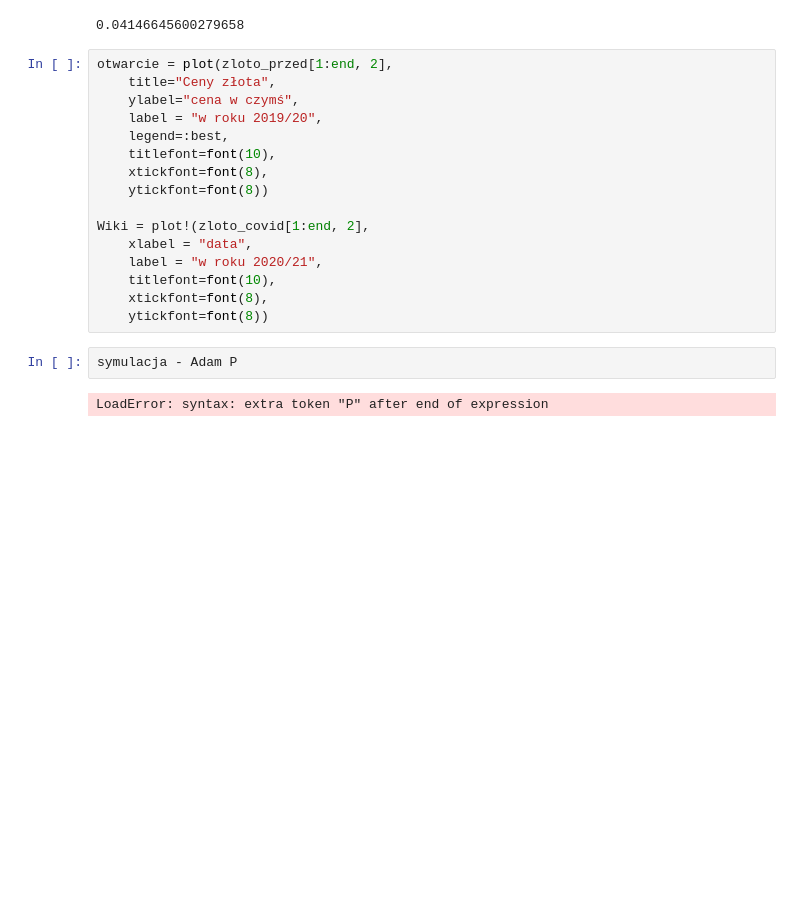
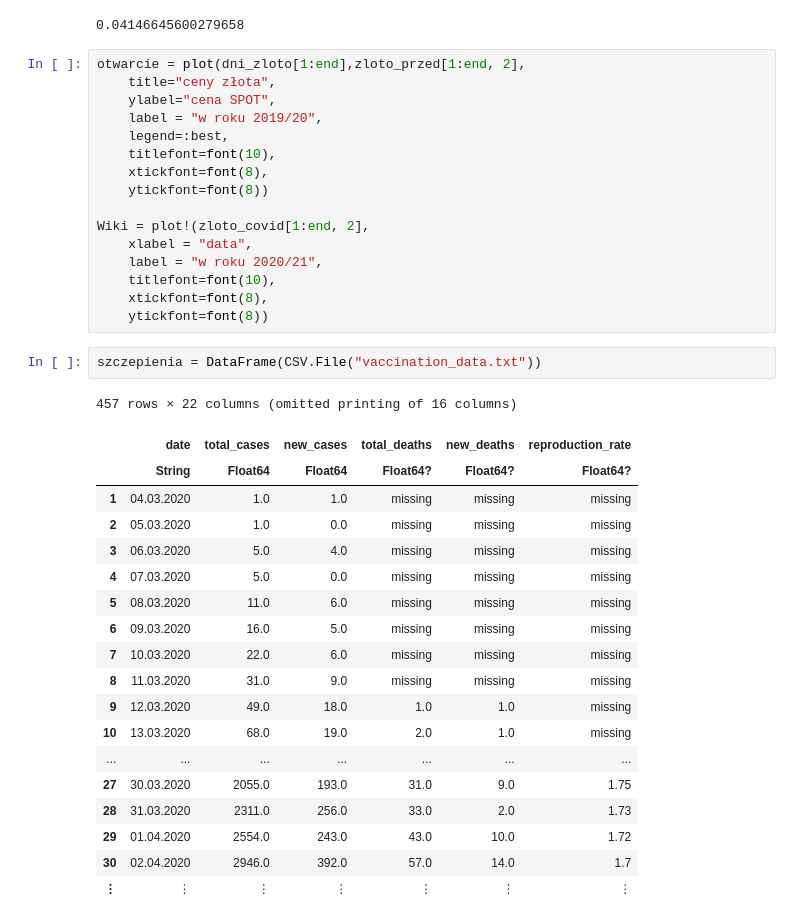
Before and after one commit to AdamOstrich/Rzeczywistosc_w_czasach_COVIDu, a Jupyter notebook: Projekt Pakiety/prezka-czerwiec.ipynb, the cells around one changed output. Cells and saved outputs as stored; diff of their text form; blank space fills up the shorter version.

```diff
--- a/Projekt Pakiety/prezka-czerwiec.ipynb
+++ b/Projekt Pakiety/prezka-czerwiec.ipynb
@@ -259,9 +260,9 @@ cor(zarazenia_w_dni_GPW[1:end, 3], santander_covid[1:end, 2])
 # %% [output]
 0.04146645600279658
 # %%
-otwarcie = plot(zloto_przed[1:end, 2],
-    title="Ceny złota",
-    ylabel="cena w czymś",
+otwarcie = plot(dni_zloto[1:end],zloto_przed[1:end, 2],
+    title="ceny złota",
+    ylabel="cena SPOT",
     label = "w roku 2019/20",
     legend=:best,
     titlefont=font(10),
@@ -275,6 +276,24 @@ Wiki = plot!(zloto_covid[1:end, 2],
     xtickfont=font(8),
     ytickfont=font(8))
 # %%
-symulacja - Adam P
+szczepienia = DataFrame(CSV.File("vaccination_data.txt"))
 # %% [output]
-LoadError: syntax: extra token "P" after end of expression
+457 rows × 22 columns (omitted printing of 16 columns)
+|  | date | total_cases | new_cases | total_deaths | new_deaths | reproduction_rate |
+|  | String | Float64 | Float64 | Float64? | Float64? | Float64? |
+| 1 | 04.03.2020 | 1.0 | 1.0 | missing | missing | missing |
+| 2 | 05.03.2020 | 1.0 | 0.0 | missing | missing | missing |
+| 3 | 06.03.2020 | 5.0 | 4.0 | missing | missing | missing |
+| 4 | 07.03.2020 | 5.0 | 0.0 | missing | missing | missing |
+| 5 | 08.03.2020 | 11.0 | 6.0 | missing | missing | missing |
+| 6 | 09.03.2020 | 16.0 | 5.0 | missing | missing | missing |
+| 7 | 10.03.2020 | 22.0 | 6.0 | missing | missing | missing |
+| 8 | 11.03.2020 | 31.0 | 9.0 | missing | missing | missing |
+| 9 | 12.03.2020 | 49.0 | 18.0 | 1.0 | 1.0 | missing |
+| 10 | 13.03.2020 | 68.0 | 19.0 | 2.0 | 1.0 | missing |
+| ... | ... | ... | ... | ... | ... | ... |
+| 27 | 30.03.2020 | 2055.0 | 193.0 | 31.0 | 9.0 | 1.75 |
+| 28 | 31.03.2020 | 2311.0 | 256.0 | 33.0 | 2.0 | 1.73 |
+| 29 | 01.04.2020 | 2554.0 | 243.0 | 43.0 | 10.0 | 1.72 |
+| 30 | 02.04.2020 | 2946.0 | 392.0 | 57.0 | 14.0 | 1.7 |
+| ⋮ | ⋮ | ⋮ | ⋮ | ⋮ | ⋮ | ⋮ |
```
Also changed, not shown: parts of 5 cells of this notebook, 3 other files.
